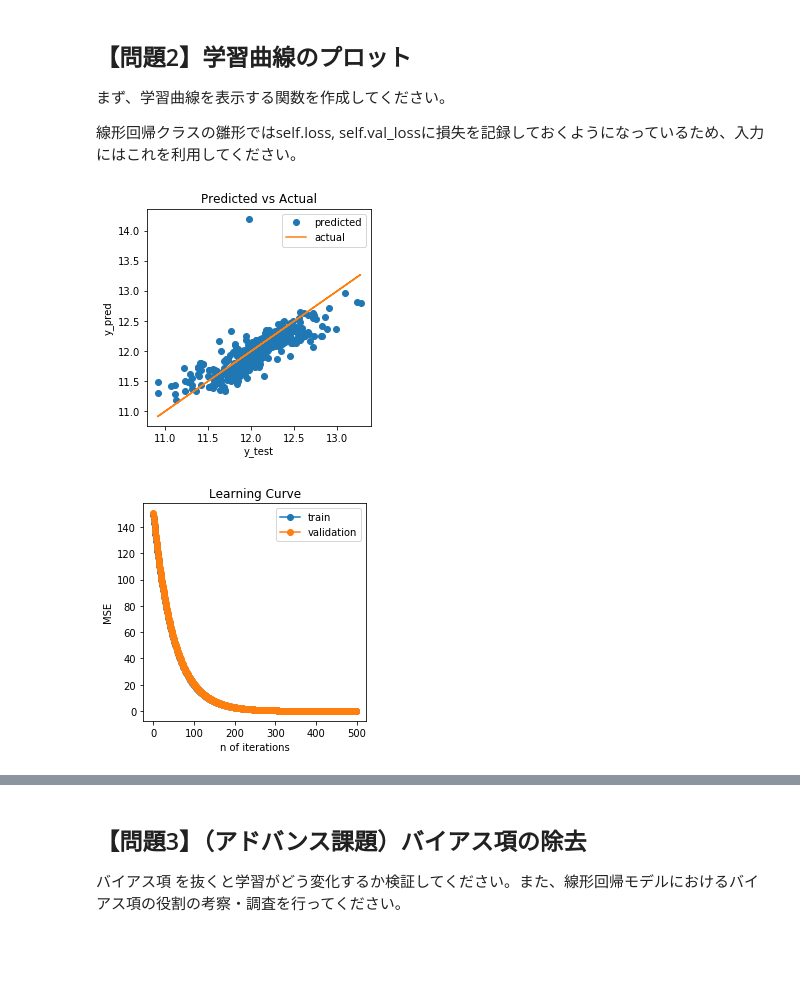
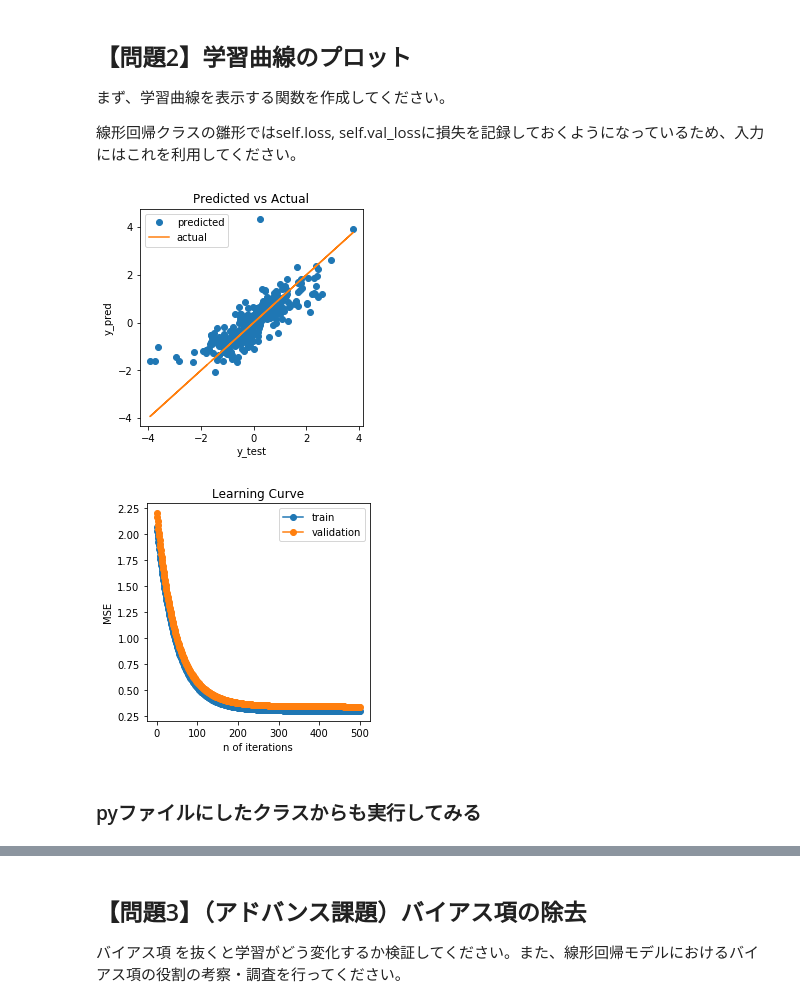
Before and after one commit to ohmorimori/diveintocode-ml, a Jupyter notebook: diveintocode-term1/sprint/sprint3/sprint3_ml_scratch_linear_regression.ipynb, the cells around one changed output, grey strips where cells are left out. Cells and saved outputs as stored; diff of their text form; code cells hidden in the pictures; blank space fills up the shorter version.

```diff
--- a/diveintocode-term1/sprint/sprint3/sprint3_ml_scratch_linear_regression.ipynb
+++ b/diveintocode-term1/sprint/sprint3/sprint3_ml_scratch_linear_regression.ipynb
@@ -341,12 +341,16 @@ scaler.fit(X_train)
 #normarize x -> (x - x_mean)/s
 X_train_z = scaler.transform(X_train)
 X_test_z = scaler.transform(X_test)
+
+scaler.fit(y_train)
+y_train_z = scaler.transform(y_train)
+y_test_z = scaler.transform(y_test)
 # %%
 #スクラッチした線形回帰クラスのインスタンスを生成
 reg = ScratchLinearRegression(num_iter=500, lr=0.01, bias=1, verbose=False)
 # %%
 #fit with train data
-reg.fit(X_train_z, y_train.values, X_test_z, y_test.values)
+reg.fit(X_train_z, y_train_z, X_test_z, y_test_z)
 # %%
 #predict test data
 scrach_pred = reg.predict(X_test_z)
@@ -422,8 +426,10 @@ def plot_learning_curve(n_iter, loss, val_loss):
     ax.legend()
 # %%
 #plot
-plot_reg_result(y_test, scrach_pred)
+plot_reg_result(y_test_z, scrach_pred)
 plot_learning_curve(reg.iter, reg.loss, reg.val_loss)
 # %% [output]
-[figure, old version]
+[figure, new version]
-[figure, old version]
+[figure, new version]
+# %% [markdown]
+### pyファイルにしたクラスからも実行してみる
```
Also changed, not shown: parts of 36 cells of this notebook.
